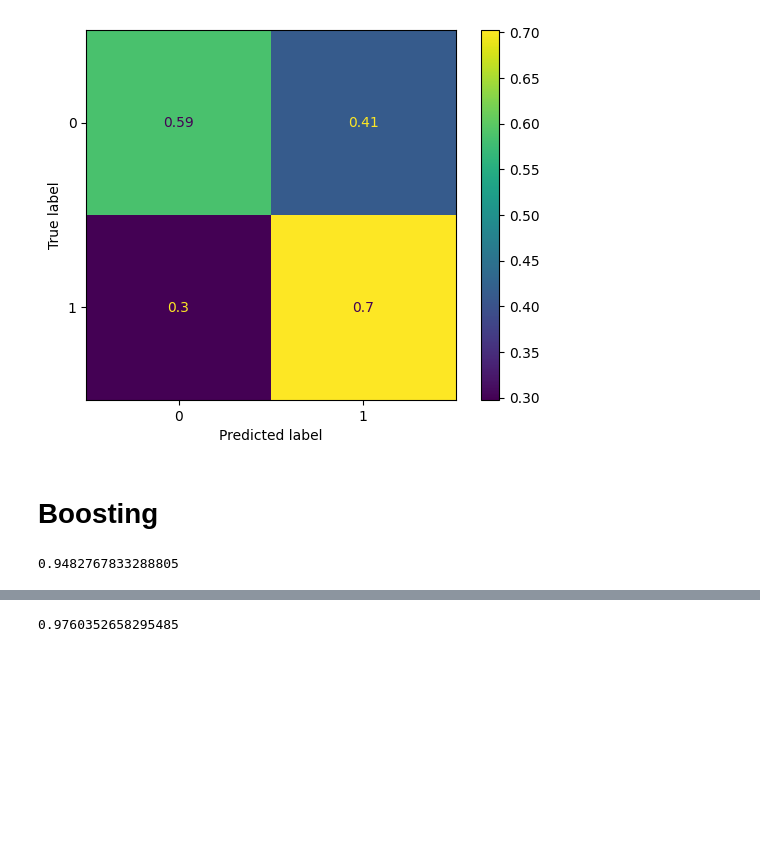
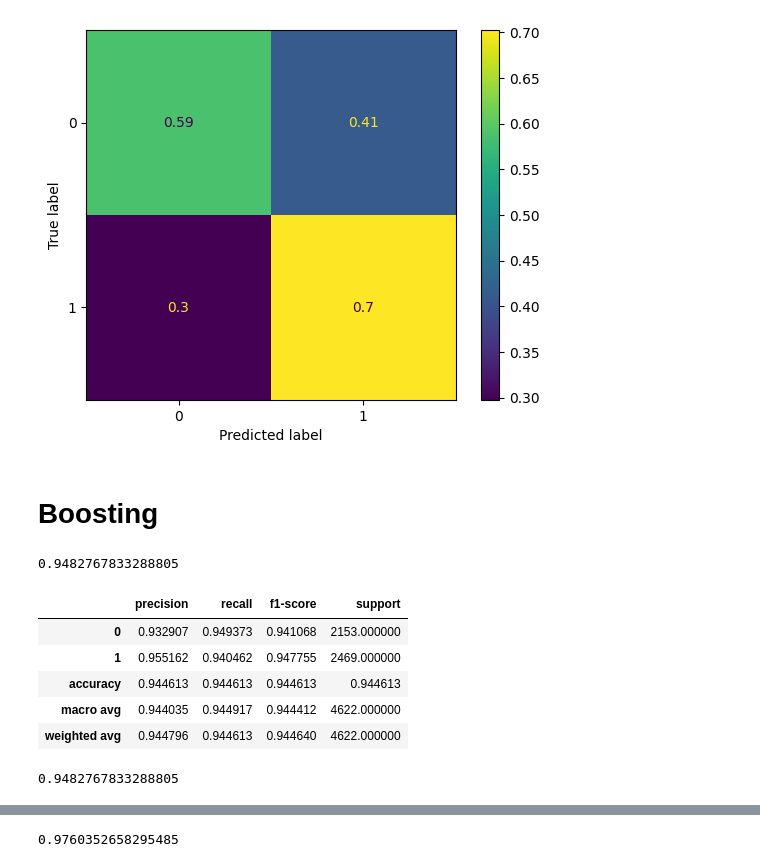
Before and after one commit to hiendamvan/mushroom_edible_classification, a Jupyter notebook: Analyze_data.ipynb, the cells around one changed output, grey strips where cells are left out. Saved outputs shown, nothing was run; the diff lists cells and outputs as text; code cells hidden in the pictures; blank space fills up the shorter version.

Commit message:
Boosting

```diff
--- a/Analyze_data.ipynb
+++ b/Analyze_data.ipynb
@@ -262,14 +263,33 @@ from sklearn.tree import DecisionTreeClassifier
 from sklearn.ensemble import GradientBoostingClassifier
 from sklearn.ensemble import AdaBoostClassifier
 # %%
-# AdaBoost cho mô hình Decision Tree
-DT_param_grid = {
+# AdaBoost với Decision Tree
+param_grid = {
     'n_estimators': [50, 100, 200],
     'learning_rate': [0.01, 0.1, 1]
 }
 
 DT = DecisionTreeClassifier(max_depth=3)
-DT_AdaBoost = GridSearchCV(AdaBoostClassifier(DT, random_state=0), param_grid=DT_param_grid)
+DT_AdaBoost = GridSearchCV(AdaBoostClassifier(DT, random_state=0), param_grid=param_grid)
 DT_AdaBoost.fit(X_train, y_train).score(X_val, y_val)
 # %% [output]
 0.9482767833288805
+# %%
+y_pre = DT_AdaBoost.predict(X_test)
+evaluate = classification_report(y_test, y_pre, output_dict=True)
+DT_AdaBoost_df = pd.DataFrame(evaluate).transpose()
+DT_AdaBoost_df
+# %% [output]
+|  | precision | recall | f1-score | support |
+| 0 | 0.932907 | 0.949373 | 0.941068 | 2153.000000 |
+| 1 | 0.955162 | 0.940462 | 0.947755 | 2469.000000 |
+| accuracy | 0.944613 | 0.944613 | 0.944613 | 0.944613 |
+| macro avg | 0.944035 | 0.944917 | 0.944412 | 4622.000000 |
+| weighted avg | 0.944796 | 0.944613 | 0.944640 | 4622.000000 |
+# %%
+# Adaboost với KNN
+KNN = KNeighborsClassifier(n_neighbors=3)
+KNN_AdaBoost = GridSearchCV(AdaBoostClassifier(DT, random_state=0), param_grid=param_grid)
+KNN_AdaBoost.fit(X_train, y_train).score(X_val, y_val)
+# %% [output]
+0.9482767833288805
```
Also changed, not shown: parts of 8 cells of this notebook.
